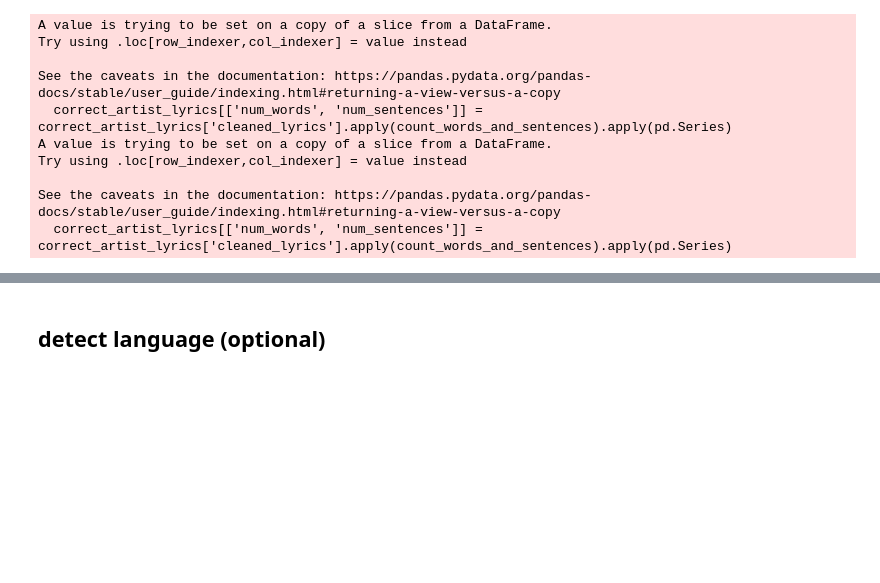
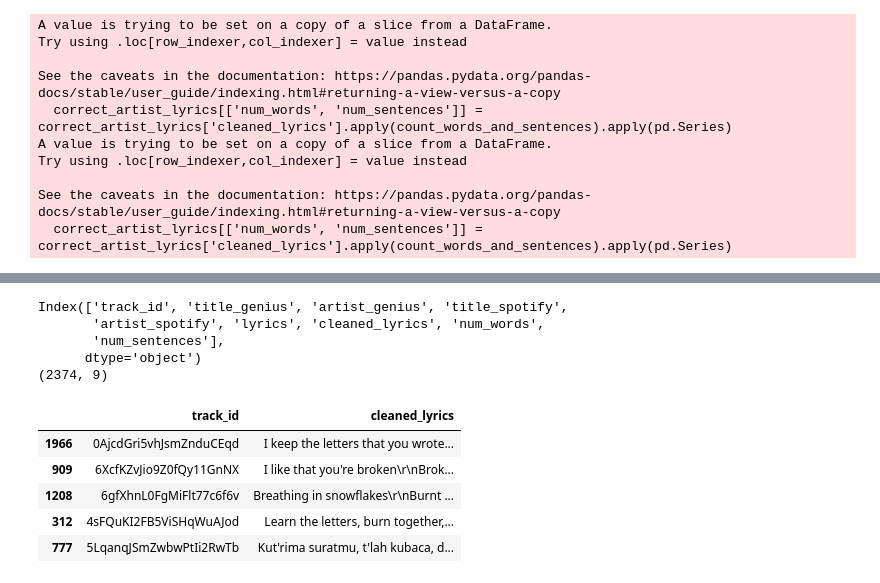
Before and after one commit to nazhifkojaz/Spotify-Analysis-Data-Collection-, a Jupyter notebook: data_preprocessing.ipynb, the cells around one changed output, grey strips where cells are left out. Cells and saved outputs as stored; diff of their text form; code cells hidden in the pictures; blank space fills up the shorter version.

```diff
--- a/data_preprocessing.ipynb
+++ b/data_preprocessing.ipynb
@@ -822,2 +807,0 @@ correct_artist_lyrics.to_csv('datasets/lyrics_data_cleaned.csv', index=False)
-# %% [markdown]
-## detect language (optional)
@@ -826,0 +808,24 @@ english_lyrics = correct_artist_lyrics[correct_artist_lyrics['lyrics'].apply(lam
+# %%
+# load the cleaned lyrics data
+cleaned_lyrics = pd.read_csv('datasets/lyrics_data_cleaned.csv')
+print(cleaned_lyrics.columns)
+print(cleaned_lyrics.shape)
+# %% [output]
+Index(['track_id', 'title_genius', 'artist_genius', 'title_spotify',
+       'artist_spotify', 'lyrics', 'cleaned_lyrics', 'num_words',
+       'num_sentences'],
+      dtype='object')
+(2374, 9)
+# %%
+# let's get only lyrics with more than 20 words (since if the lyrics is less than 20 words, there aren't much information for the transformer to use)
+# and also get only the columns that we need
+song_lyrics = cleaned_lyrics[cleaned_lyrics['num_words'] > 20][['track_id', 'cleaned_lyrics']]
+# %%
+song_lyrics.sample(5)
+# %% [output]
+|  | track_id | cleaned_lyrics |
+| 1966 | 0AjcdGri5vhJsmZnduCEqd | I keep the letters that you wrote... |
+| 909 | 6XcfKZvJio9Z0fQy11GnNX | I like that you're broken\r\nBrok... |
+| 1208 | 6gfXhnL0FgMiFlt77c6f6v | Breathing in snowflakes\r\nBurnt ... |
+| 312 | 4sFQuKI2FB5ViSHqWuAJod | Learn the letters, burn together,... |
+| 777 | 5LqanqJSmZwbwPtIi2RwTb | Kut'rima suratmu, t'lah kubaca, d... |
```
Also changed, not shown: parts of 34 cells of this notebook, 2 other files.
